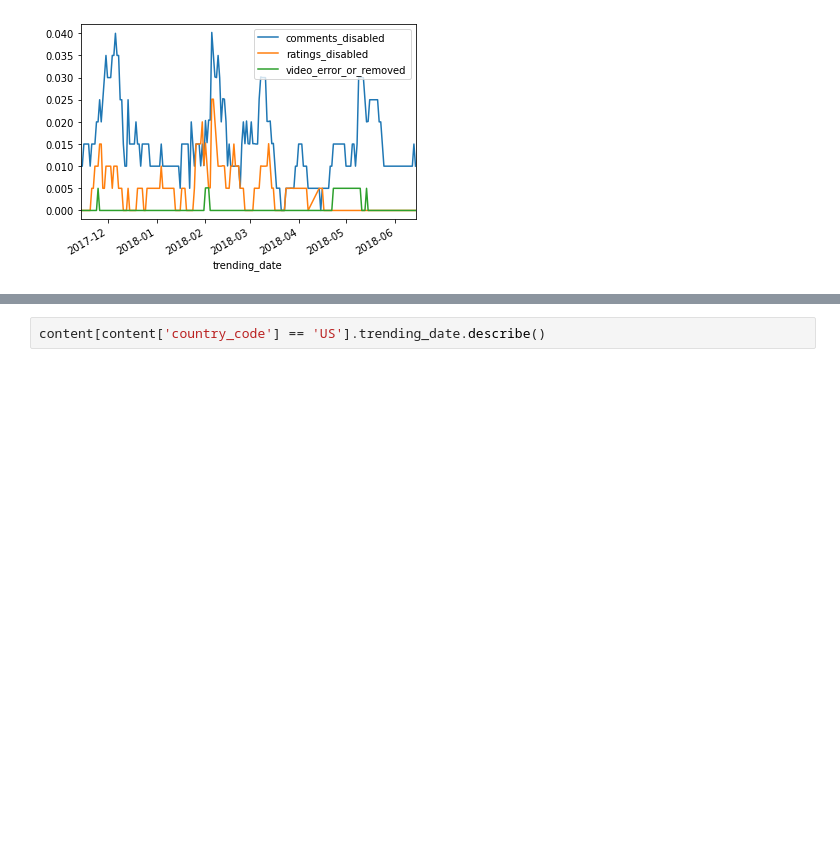
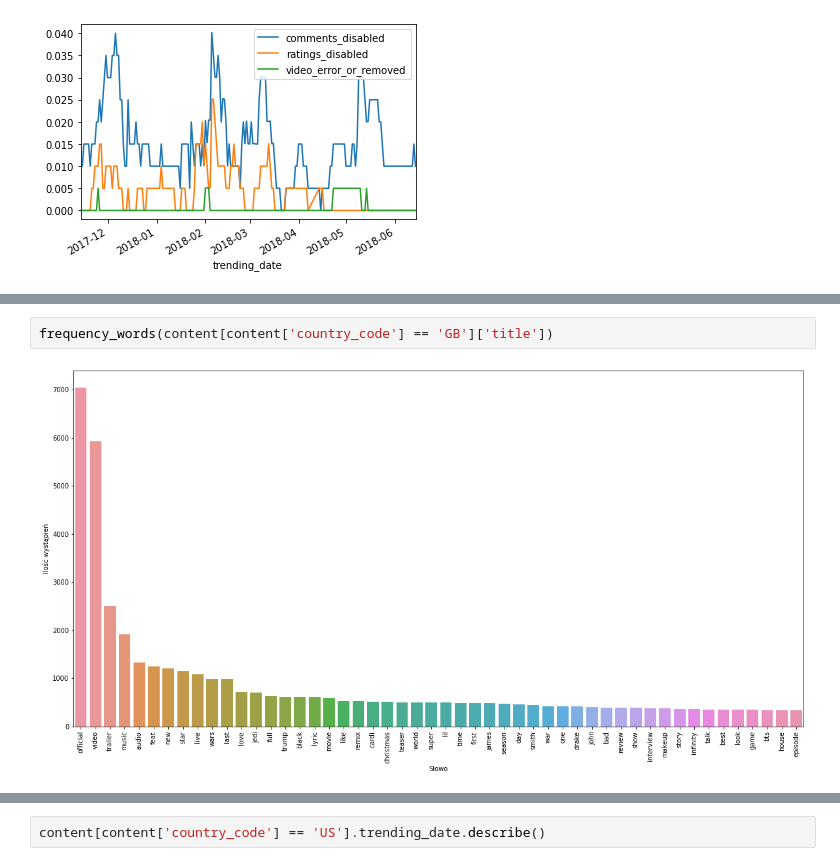
Before and after one commit to Bartosz-Gorka-Archive/youtube-trending-videos, a Jupyter notebook: youtube_trending_videos.ipynb, the cells around one changed output, grey strips where cells are left out. Saved outputs shown, nothing was run; the diff lists cells and outputs as text; blank space fills up the shorter version.

```diff
--- a/youtube_trending_videos.ipynb
+++ b/youtube_trending_videos.ipynb
@@ -330,0 +392,4 @@ _ = pivot_table[['comments_disabled','ratings_disabled','video_error_or_removed'
+# %%
+frequency_words(content[content['country_code'] == 'GB']['title'])
+# %% [output]
+[figure, added]
```
Also changed, not shown: parts of 29 cells of this notebook.
